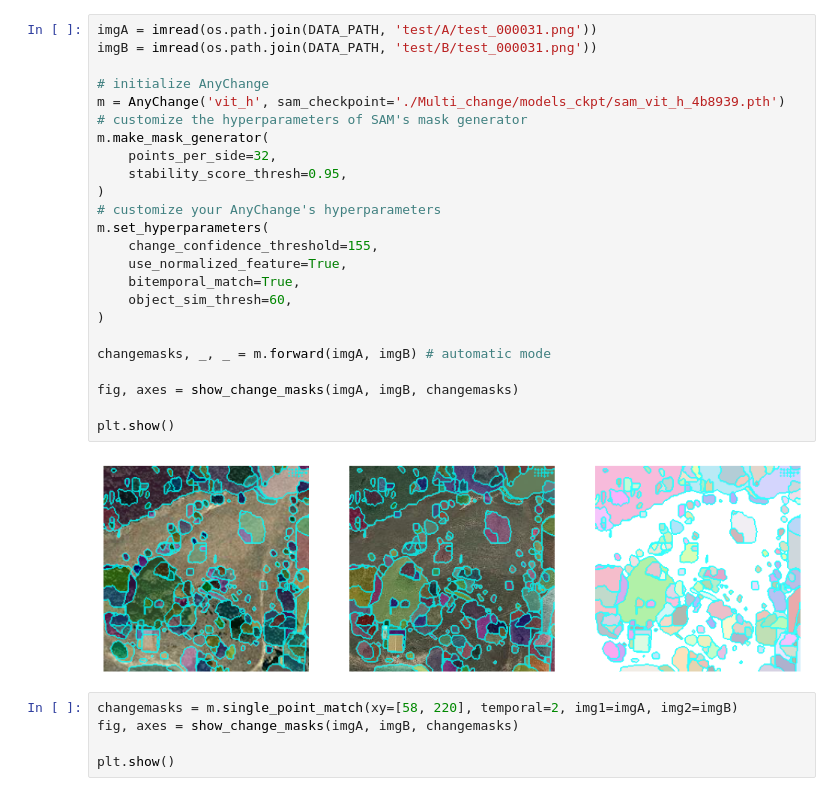
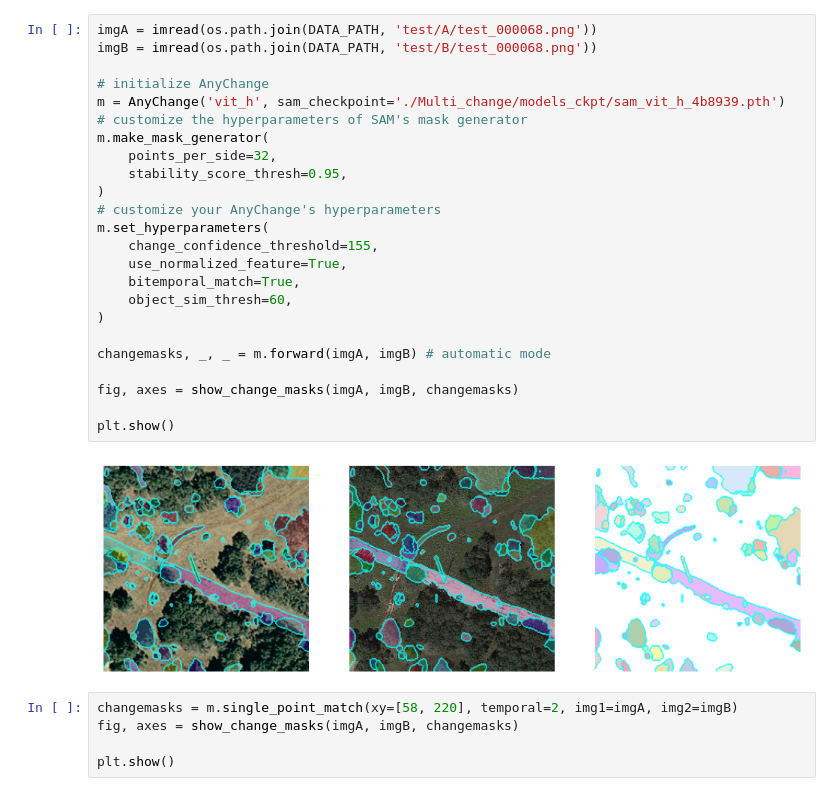
Before and after one commit to JamesBrockUoB/ForestChat, a Jupyter notebook: SAC_exploration.ipynb, the cells around one changed output. Saved outputs shown, nothing was run; the diff lists cells and outputs as text.

```diff
--- a/SAC_exploration.ipynb
+++ b/SAC_exploration.ipynb
@@ -8,29 +10,29 @@ DATA_PATH = "./Multi_change/data/LEVIR-MCI-dataset/images"
 # %%
-imgA = imread(os.path.join(DATA_PATH, 'test/A/test_000031.png'))
-imgB = imread(os.path.join(DATA_PATH, 'test/B/test_000031.png'))
+imgA = imread(os.path.join(DATA_PATH, 'test/A/test_000068.png'))
+imgB = imread(os.path.join(DATA_PATH, 'test/B/test_000068.png'))
 
 # initialize AnyChange
 m = AnyChange('vit_h', sam_checkpoint='./Multi_change/models_ckpt/sam_vit_h_4b8939.pth')
 # customize the hyperparameters of SAM's mask generator
 m.make_mask_generator(
     points_per_side=32,
     stability_score_thresh=0.95,
 )
 # customize your AnyChange's hyperparameters
 m.set_hyperparameters(
     change_confidence_threshold=155,
     use_normalized_feature=True,
     bitemporal_match=True,
     object_sim_thresh=60,
 )
 
 changemasks, _, _ = m.forward(imgA, imgB) # automatic mode
 
 fig, axes = show_change_masks(imgA, imgB, changemasks)
 
 plt.show()
 # %% [output]
-[figure, old version]
+[figure, new version]
 # %%
 changemasks = m.single_point_match(xy=[58, 220], temporal=2, img1=imgA, img2=imgB)
 fig, axes = show_change_masks(imgA, imgB, changemasks)
```
Also changed, not shown: parts of 1 cell of this notebook, 8 other files.
